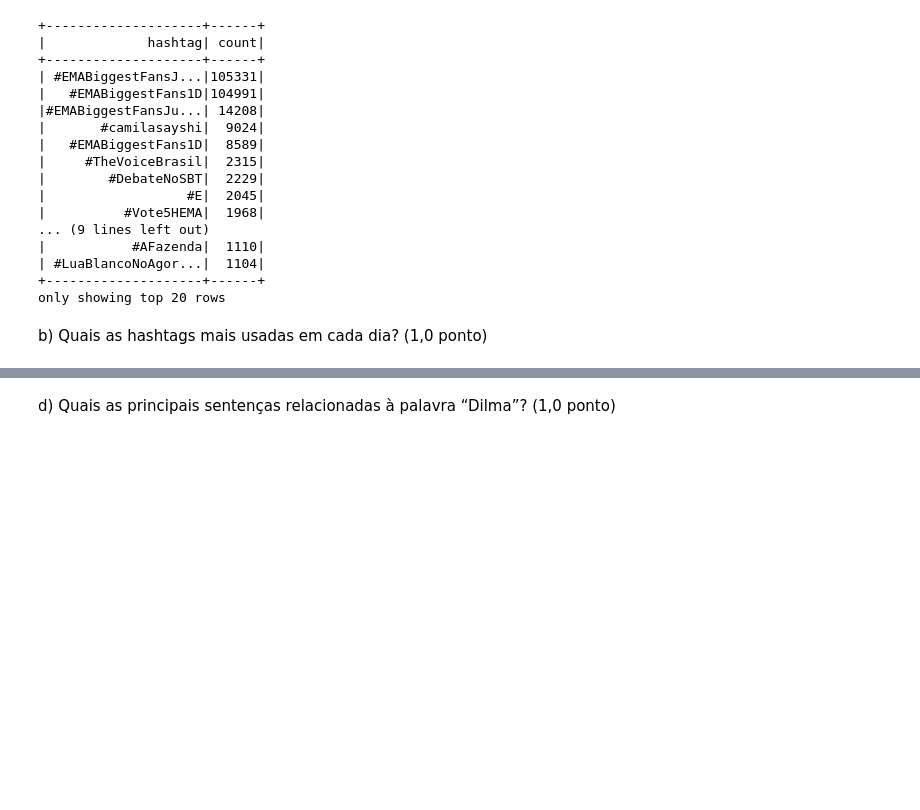
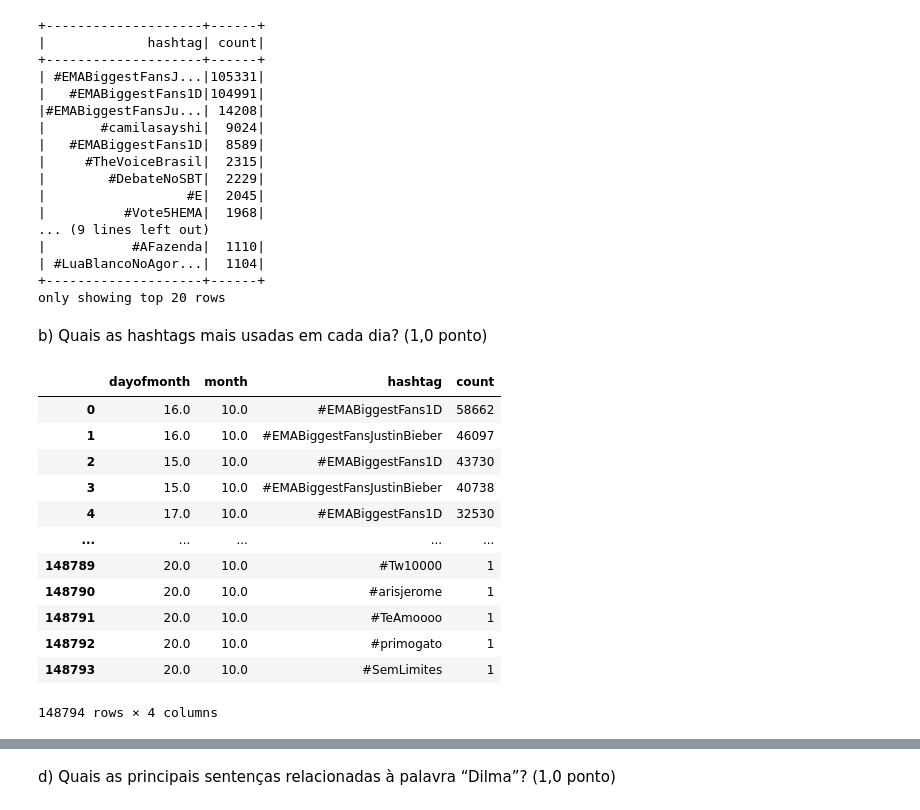
Before and after one commit to VicMisael/MapReduceNuvem2022, a Jupyter notebook: MapReduce.ipynb, the cells around one changed output, grey strips where cells are left out. Drawn from its saved outputs; the diff is of its cells as text; code cells hidden in the pictures; blank space fills up the shorter version.

```diff
--- a/MapReduce.ipynb
+++ b/MapReduce.ipynb
@@ -179,3 +179,26 @@ contains_hashtag_noite.groupBy("hashtag").count().sort('count', ascending=False)
 only showing top 20 rows
 # %% [markdown]
 b) Quais as hashtags mais usadas em cada dia? (1,0 ponto)
+# %%
+withday=debate_tweets_timestamp.filter(debate_tweets_timestamp["content"].rlike(hashtag_regex))\
+.withColumn("dayofmonth",dayofmonth("timestamp"))\
+.withColumn("month",month("timestamp"))\
+.withColumn("hashtag",regexp_extract("content",hashtag_regex,0)).select("dayofmonth","month","hashtag");
+# %%
+hashtag_by_day=withday.groupBy("dayofmonth","month","hashtag").count().sort('count', ascending=False)
+# %%
+hashtag_by_day.toPandas()
+# %% [output]
+|  | dayofmonth | month | hashtag | count |
+| 0 | 16.0 | 10.0 | #EMABiggestFans1D | 58662 |
+| 1 | 16.0 | 10.0 | #EMABiggestFansJustinBieber | 46097 |
+| 2 | 15.0 | 10.0 | #EMABiggestFans1D | 43730 |
+| 3 | 15.0 | 10.0 | #EMABiggestFansJustinBieber | 40738 |
+| 4 | 17.0 | 10.0 | #EMABiggestFans1D | 32530 |
+| ... | ... | ... | ... | ... |
+| 148789 | 20.0 | 10.0 | #Tw10000 | 1 |
+| 148790 | 20.0 | 10.0 | #arisjerome | 1 |
+| 148791 | 20.0 | 10.0 | #TeAmoooo | 1 |
+| 148792 | 20.0 | 10.0 | #primogato | 1 |
+| 148793 | 20.0 | 10.0 | #SemLimites | 1 |
+148794 rows × 4 columns
```
Also changed, not shown: parts of 16 cells of this notebook.
